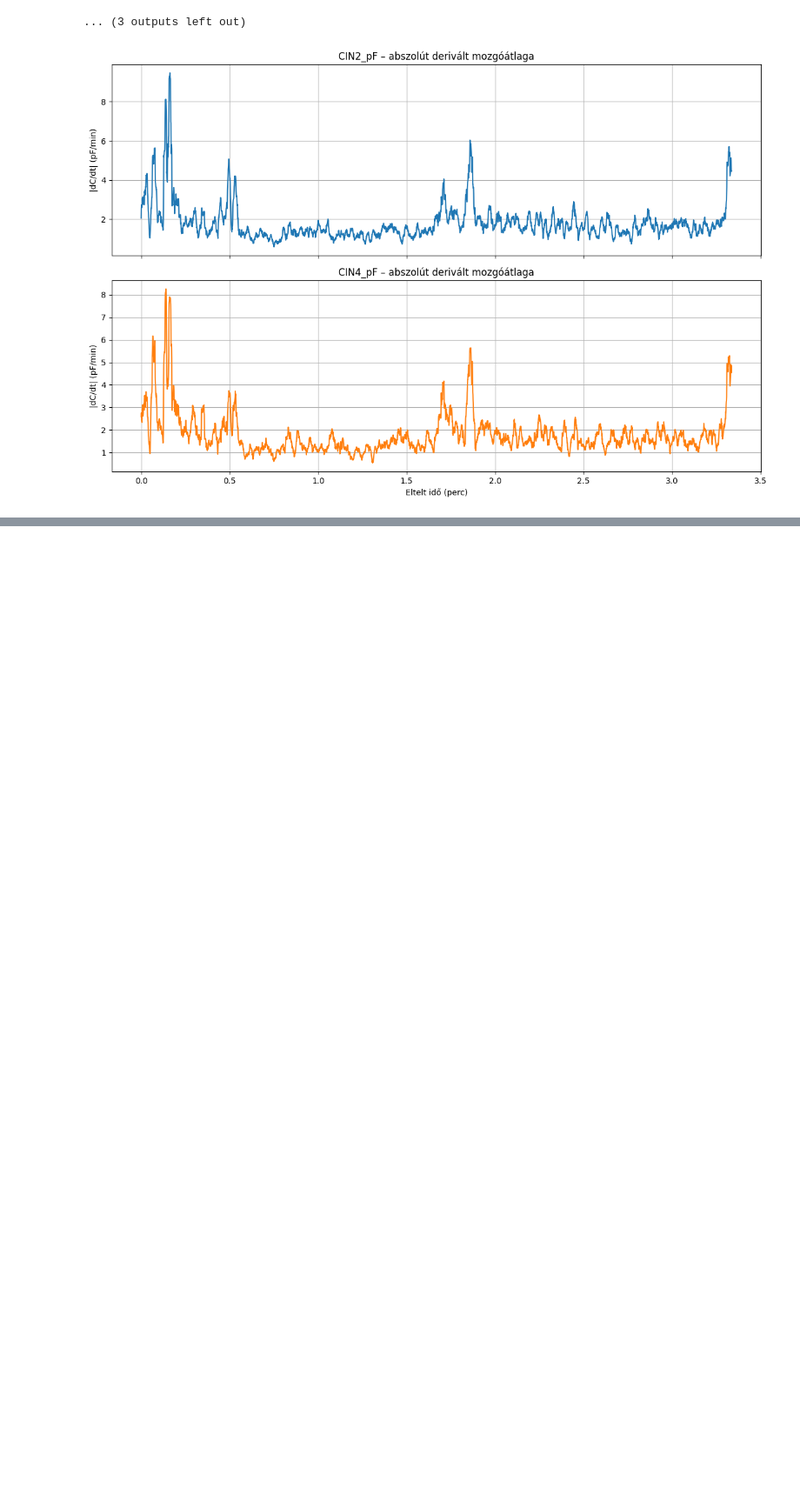
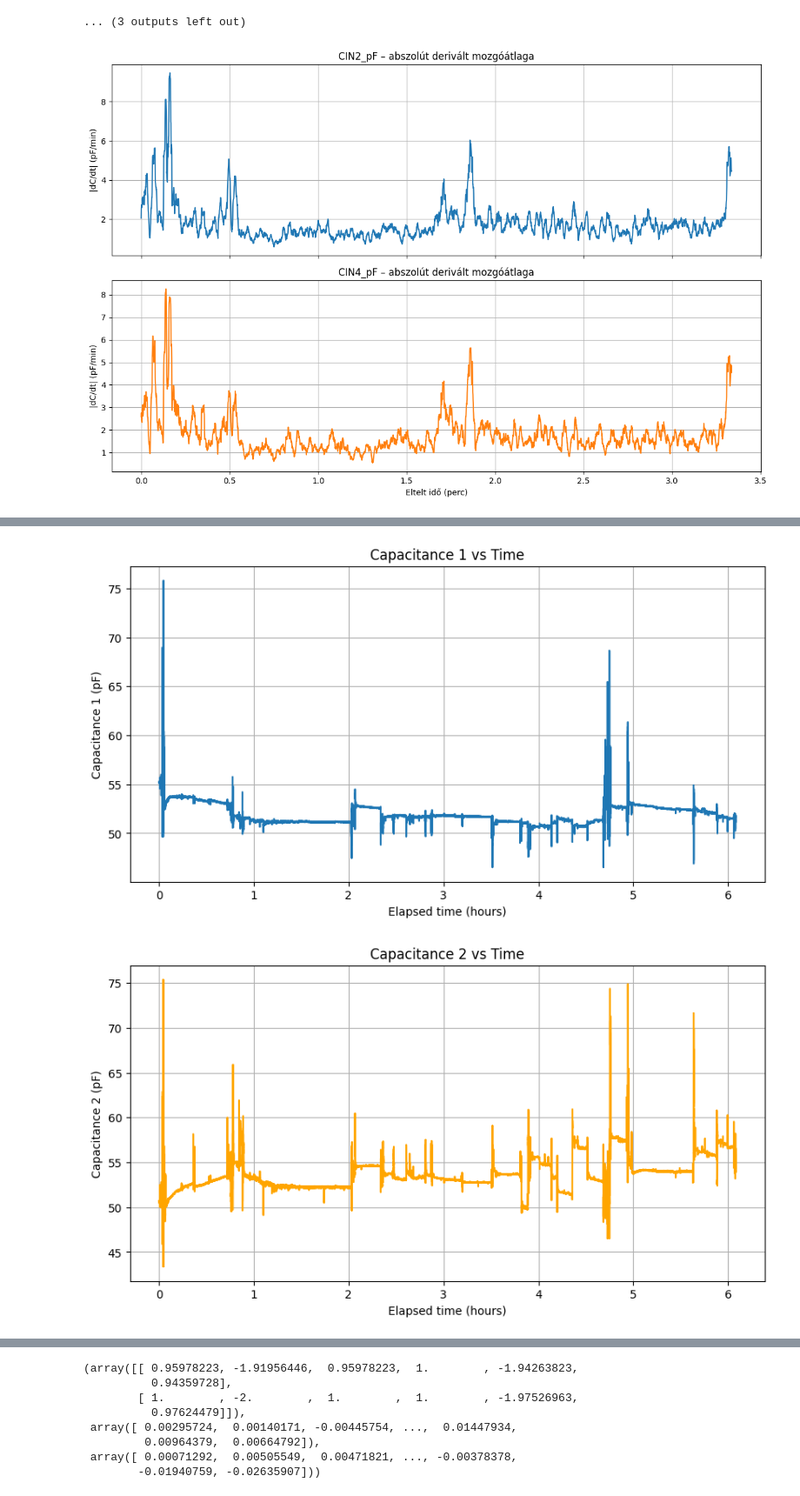
Before and after one commit to Qawes/CapMeter, a Jupyter notebook: data_analysis/sleep_tests/plotter.ipynb, the cells around one changed output, grey strips where cells are left out. Shown at 87% size. Saved outputs shown, nothing was run; the diff lists cells and outputs as text; code cells hidden in the pictures; blank space fills up the shorter version.

```diff
--- a/MVP_measurements/data_analytics/plotter.ipynb
+++ b/data_analysis/sleep_tests/plotter.ipynb
@@ -212,0 +232,9 @@ plt.show()
+# %%
+second_night_path = "fdc1004_data_2026_10_17.csv"
+
+second_night = load_data(second_night_path)
+plot_raw_data(second_night)
+plot_filtered_data(second_night, cutoff_frequency=0.1)
+# %% [output]
+[figure, added]
+[figure, added]
@@ -212,0 +243,8 @@ plt.show()
+(array([[ 0.95978223, -1.91956446,  0.95978223,  1.        , -1.94263823,
+          0.94359728],
+        [ 1.        , -2.        ,  1.        ,  1.        , -1.97526963,
+          0.97624479]]),
+ array([ 0.00295724,  0.00140171, -0.00445754, ...,  0.01447934,
+         0.00964379,  0.00664792]),
+ array([ 0.00071292,  0.00505549,  0.00471821, ..., -0.00378378,
+        -0.01940759, -0.02635907]))
```
Also changed, not shown: parts of 2 cells of this notebook, 29 other files.
